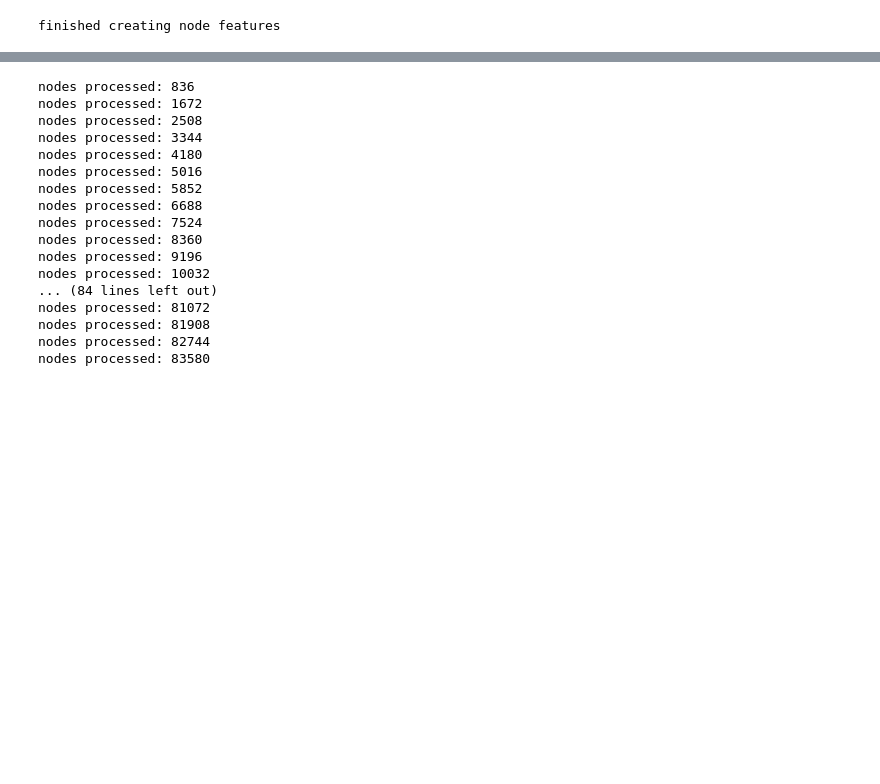
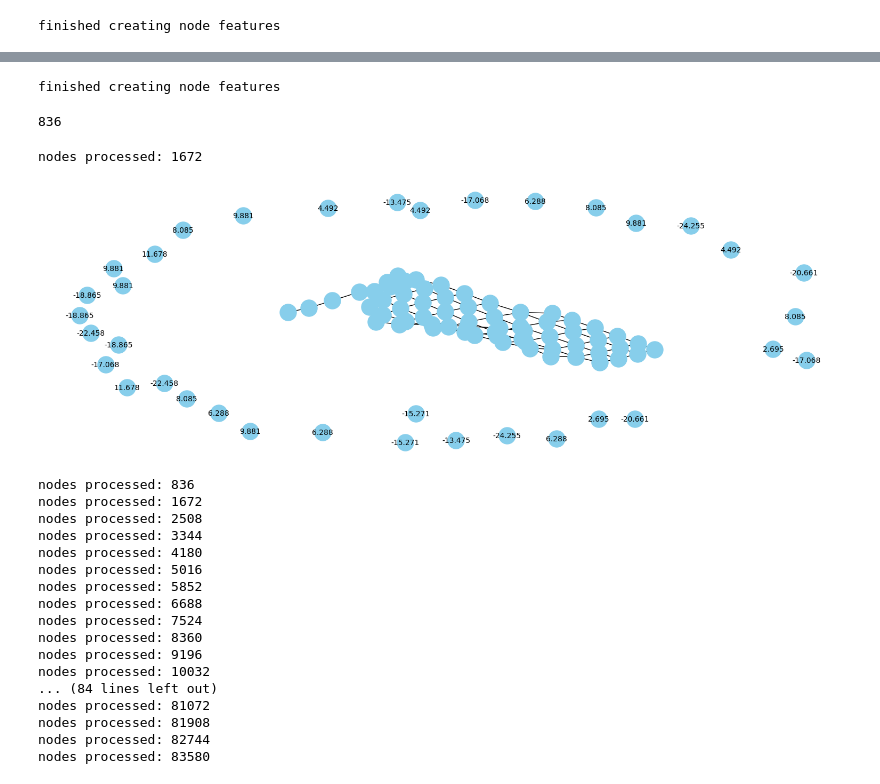
Before and after one commit to RoyZhaoGA/DroughtForecastAI, a Jupyter notebook: Spatial_GNNDroughtPrediction200k.ipynb, the cells around one changed output, grey strips where cells are left out. Cells and saved outputs as stored; diff of their text form; code cells hidden in the pictures; blank space fills up the shorter version.

```diff
--- a/Spatial_GNNDroughtPrediction200k.ipynb
+++ b/Spatial_GNNDroughtPrediction200k.ipynb
@@ -156,3 +174,61 @@ unique_list_of_months
+# %%
+test_graph = nx.Graph()
+
+# Add nodes with features
+for index, row in dataset_subset.iterrows():
+    test_graph.add_node(index, **row[['Lat', 'Lon', 'temperature_2m', 'temperature_2m_min',
+                             'temperature_2m_max', 'dewpoint_temperature_2m', 'total_precipitation_sum',
+                             'total_precipitation_min', 'total_precipitation_max', 'u_component_of_wind_10m',
+                             'v_component_of_wind_10m', 'surface_net_solar_radiation_sum',
+                             'total_evaporation_sum', 'soil_moisture_am', 'soil_moisture_pm', 'NDVI',
+                             'EVI', 'next_month_tempreature', 'next_month_precipitation', 'year', 'month2', 'spei01']].to_dict())
+
+print("finished creating node features")
+# %% [output]
+finished creating node features
+# %%
+dataset_subset = sort_processed_dataset[sort_processed_dataset["Month"] == 201505]
+len(dataset_subset)
+# %% [output]
+836
+# %%
+dataset_subset = sort_processed_dataset[sort_processed_dataset["Month"] == 201506]
+total_index=836
+
+curLon = 0
+curLat = 0
+prevNode = 0
+
+#Add east-west edges
+dataset_subset = dataset_subset.sort_values(by=['Lat','Lon'])
+
+for i, row_i in dataset_subset.iterrows():
+  if curLat == row_i["Lat"]:
+    test_graph.add_edge(prevNode, i+total_index)
+    prevNode = i+total_index
+  else:
+    curLat = row_i["Lat"]
+    prevNode = i+total_index
+
+#Add north-south edges
+dataset_subset = dataset_subset.sort_values(by=['Lon','Lat'])
+
+for i, row_i in dataset_subset.iterrows():
+  if curLon == row_i["Lon"]:
+    test_graph.add_edge(prevNode, i+total_index)
+    prevNode = i+total_index
+  else:
+    curLon = row_i["Lon"]
+    prevNode = i+total_index
+
+total_index = len(dataset_subset) + total_index
+print("nodes processed: " + str(total_index))
+# %% [output]
+nodes processed: 1672
+# %%
+display_a_to_b_nodes(test_graph, 800, 900, "Lat")
+# %% [output]
+[figure, added]
 # %%
 #Create Spatial Edges
 total_index=0
```
Also changed, not shown: parts of 3 cells of this notebook.
